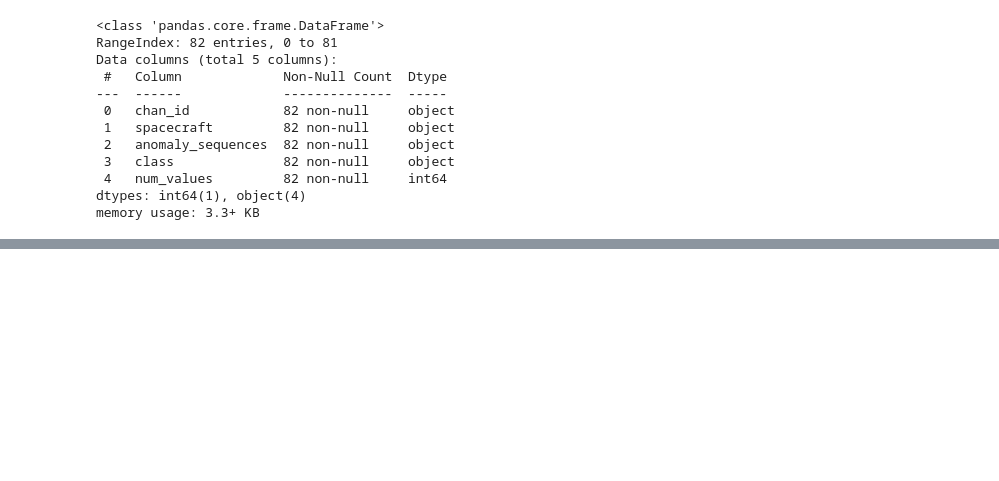
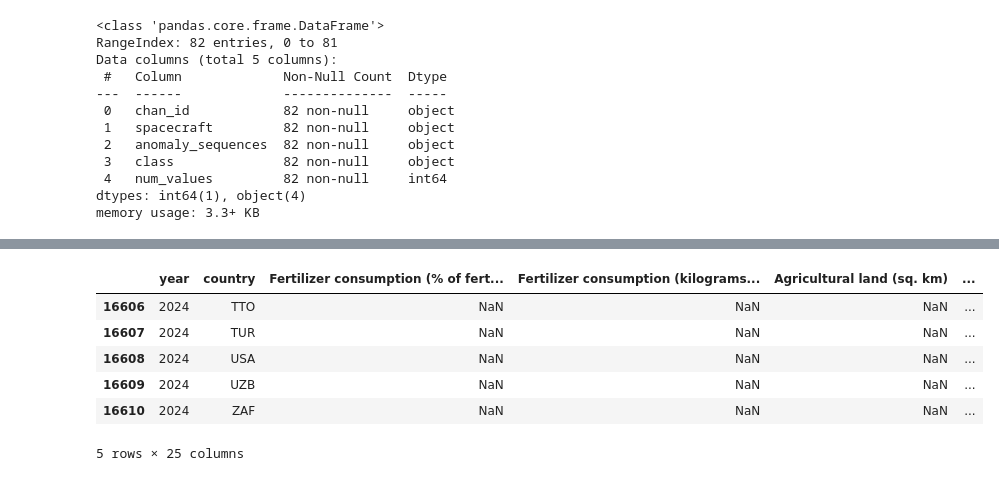
Before and after one commit to ivandreeevich/Colab_python, a Jupyter notebook: python.ipynb, the cells around one changed output, grey strips where cells are left out. Drawn from its saved outputs; the diff is of its cells as text; code cells hidden in the pictures; blank space fills up the shorter version.

```diff
--- a/python.ipynb
+++ b/python.ipynb
@@ -99,0 +101,10 @@ df.head()
+# %%
+df_1.tail()
+# %% [output]
+|  | year | country | Fertilizer consumption (% of fert... | Fertilizer consumption (kilograms... | Agricultural land (sq. km) | ... |
+| 16606 | 2024 | TTO | NaN | NaN | NaN | ... |
+| 16607 | 2024 | TUR | NaN | NaN | NaN | ... |
+| 16608 | 2024 | USA | NaN | NaN | NaN | ... |
+| 16609 | 2024 | UZB | NaN | NaN | NaN | ... |
+| 16610 | 2024 | ZAF | NaN | NaN | NaN | ... |
+5 rows × 25 columns
```
Also changed, not shown: parts of 2 cells of this notebook.
